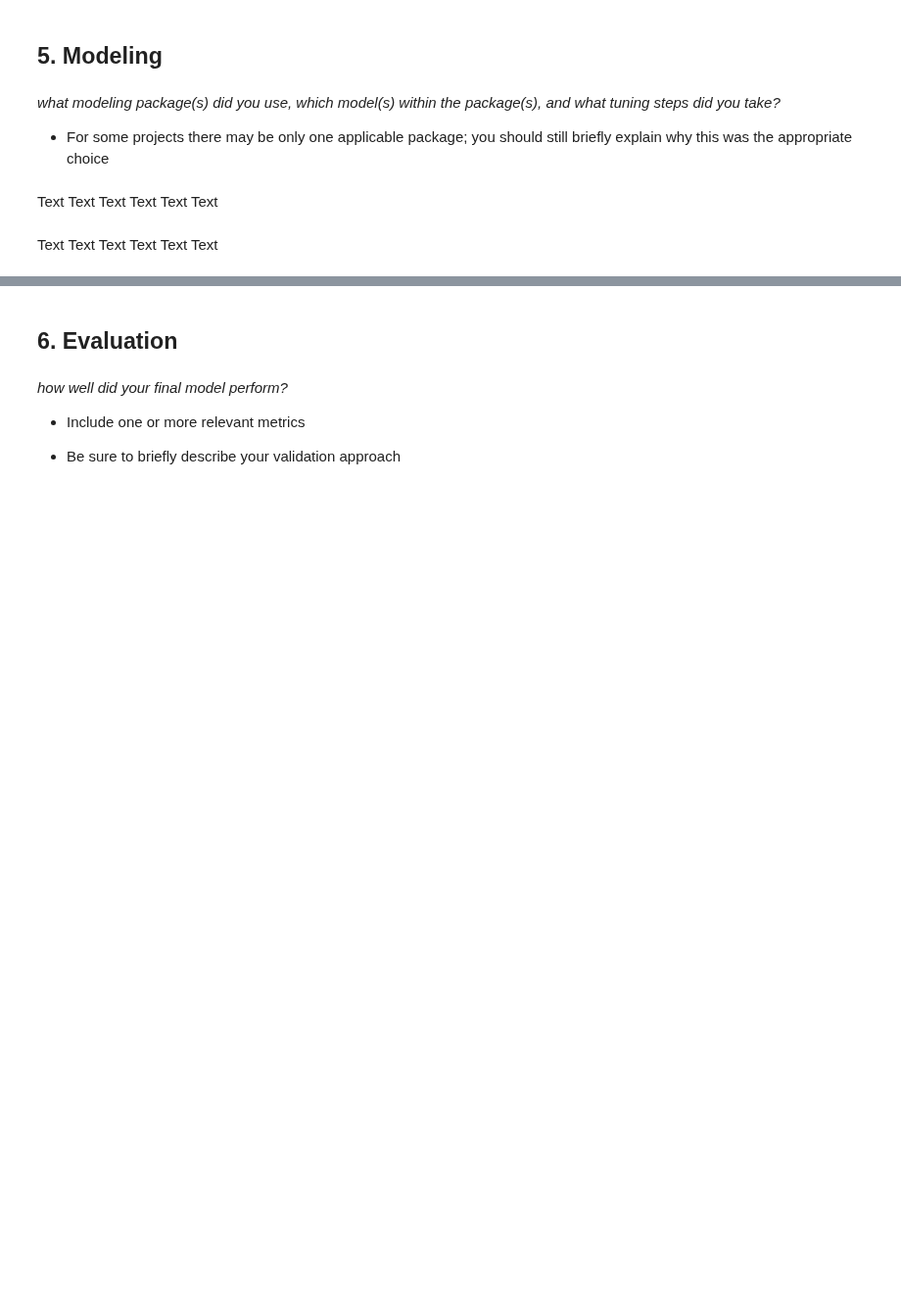
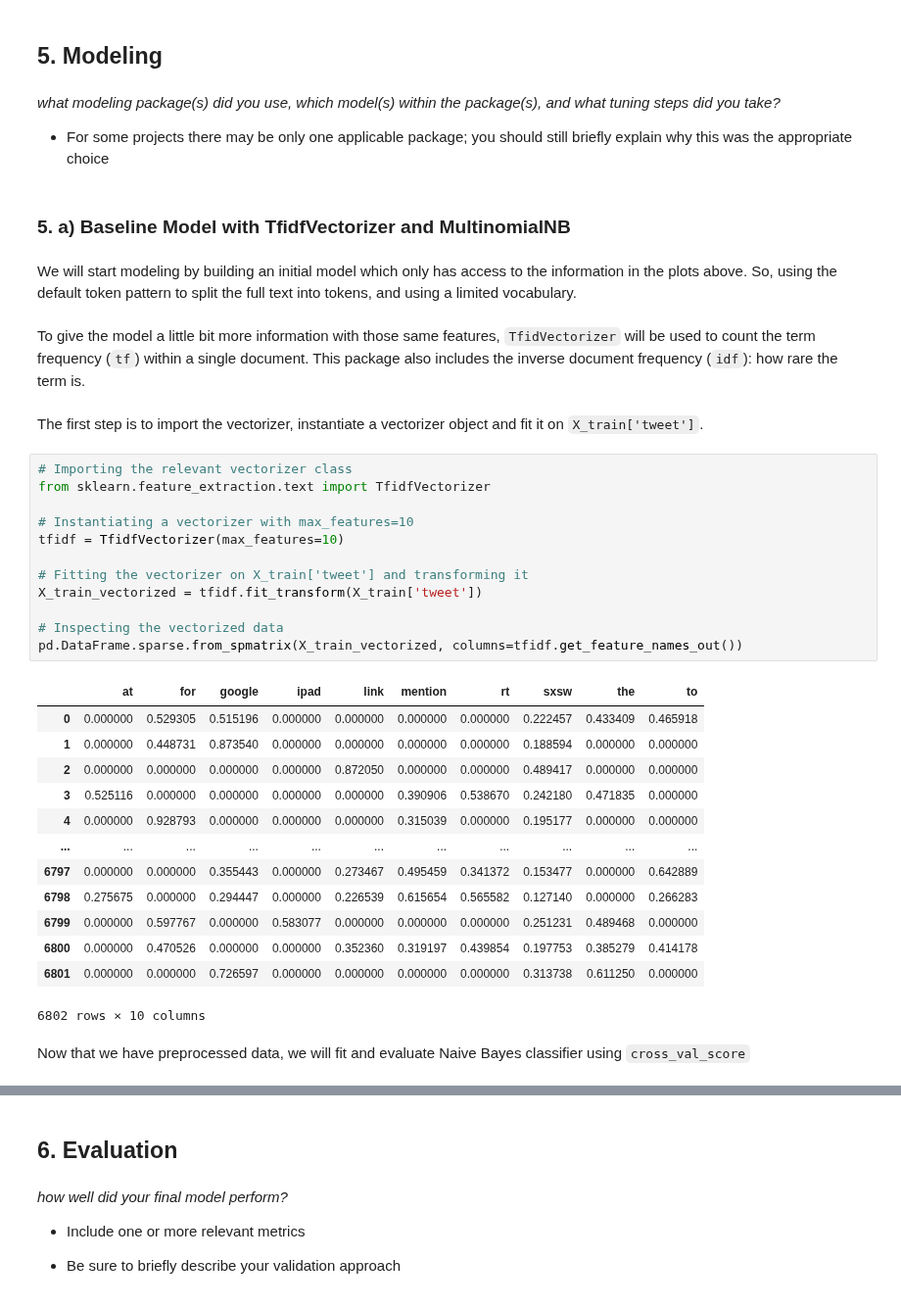
Before and after one commit to AlbaneCM/NLP, a Jupyter notebook: Natural-Language-Processing-Sentiment-Analysis.ipynb, the cells around one changed output, grey strips where cells are left out. Shown at 98% size. Cells and saved outputs as stored; diff of their text form; blank space fills up the shorter version.

Commit message:
baseline model

```diff
--- a/Natural-Language-Processing-Sentiment-Analysis.ipynb
+++ b/Natural-Language-Processing-Sentiment-Analysis.ipynb
@@ -628,7 +674,39 @@ visualize_top_10(train_freq_dist, 'Top 10 Word Frequency for Full X_train')
 # %% [markdown]
 *what modeling package(s) did you use, which model(s) within the package(s), and what tuning steps did you take?*
 * For some projects there may be only one applicable package; you should still briefly explain why this was the appropriate choice
+# %% [markdown]
+### 5. a) Baseline Model with TfidfVectorizer and MultinomialNB
 # %% [markdown]
-Text Text Text Text Text Text
+We will start modeling by building an initial model which only has access to the information in the plots above. So, using the default token pattern to split the full text into tokens, and using a limited vocabulary.
+# %% [markdown]
+To give the model a little bit more information with those same features, `TfidVectorizer` will be used to count the term frequency (`tf`) within a single document. This package also includes the inverse document frequency (`idf`): how rare the term is.
 # %% [markdown]
-Text Text Text Text Text Text
+The first step is to import the vectorizer, instantiate a vectorizer object and fit it on `X_train['tweet']`.
+# %%
+# Importing the relevant vectorizer class
+from sklearn.feature_extraction.text import TfidfVectorizer
+
+# Instantiating a vectorizer with max_features=10
+tfidf = TfidfVectorizer(max_features=10)
+
+# Fitting the vectorizer on X_train['tweet'] and transforming it
+X_train_vectorized = tfidf.fit_transform(X_train['tweet'])
+
+# Inspecting the vectorized data
+pd.DataFrame.sparse.from_spmatrix(X_train_vectorized, columns=tfidf.get_feature_names_out())
+# %% [output]
+|  | at | for | google | ipad | link | mention | rt | sxsw | the | to |
+| 0 | 0.000000 | 0.529305 | 0.515196 | 0.000000 | 0.000000 | 0.000000 | 0.000000 | 0.222457 | 0.433409 | 0.465918 |
+| 1 | 0.000000 | 0.448731 | 0.873540 | 0.000000 | 0.000000 | 0.000000 | 0.000000 | 0.188594 | 0.000000 | 0.000000 |
+| 2 | 0.000000 | 0.000000 | 0.000000 | 0.000000 | 0.872050 | 0.000000 | 0.000000 | 0.489417 | 0.000000 | 0.000000 |
+| 3 | 0.525116 | 0.000000 | 0.000000 | 0.000000 | 0.000000 | 0.390906 | 0.538670 | 0.242180 | 0.471835 | 0.000000 |
+| 4 | 0.000000 | 0.928793 | 0.000000 | 0.000000 | 0.000000 | 0.315039 | 0.000000 | 0.195177 | 0.000000 | 0.000000 |
+| ... | ... | ... | ... | ... | ... | ... | ... | ... | ... | ... |
+| 6797 | 0.000000 | 0.000000 | 0.355443 | 0.000000 | 0.273467 | 0.495459 | 0.341372 | 0.153477 | 0.000000 | 0.642889 |
+| 6798 | 0.275675 | 0.000000 | 0.294447 | 0.000000 | 0.226539 | 0.615654 | 0.565582 | 0.127140 | 0.000000 | 0.266283 |
+| 6799 | 0.000000 | 0.597767 | 0.000000 | 0.583077 | 0.000000 | 0.000000 | 0.000000 | 0.251231 | 0.489468 | 0.000000 |
+| 6800 | 0.000000 | 0.470526 | 0.000000 | 0.000000 | 0.352360 | 0.319197 | 0.439854 | 0.197753 | 0.385279 | 0.414178 |
+| 6801 | 0.000000 | 0.000000 | 0.726597 | 0.000000 | 0.000000 | 0.000000 | 0.000000 | 0.313738 | 0.611250 | 0.000000 |
+6802 rows × 10 columns
+# %% [markdown]
+Now that we have preprocessed data, we will fit and evaluate Naive Bayes classifier using `cross_val_score`
```
Also changed, not shown: parts of 7 cells of this notebook.
